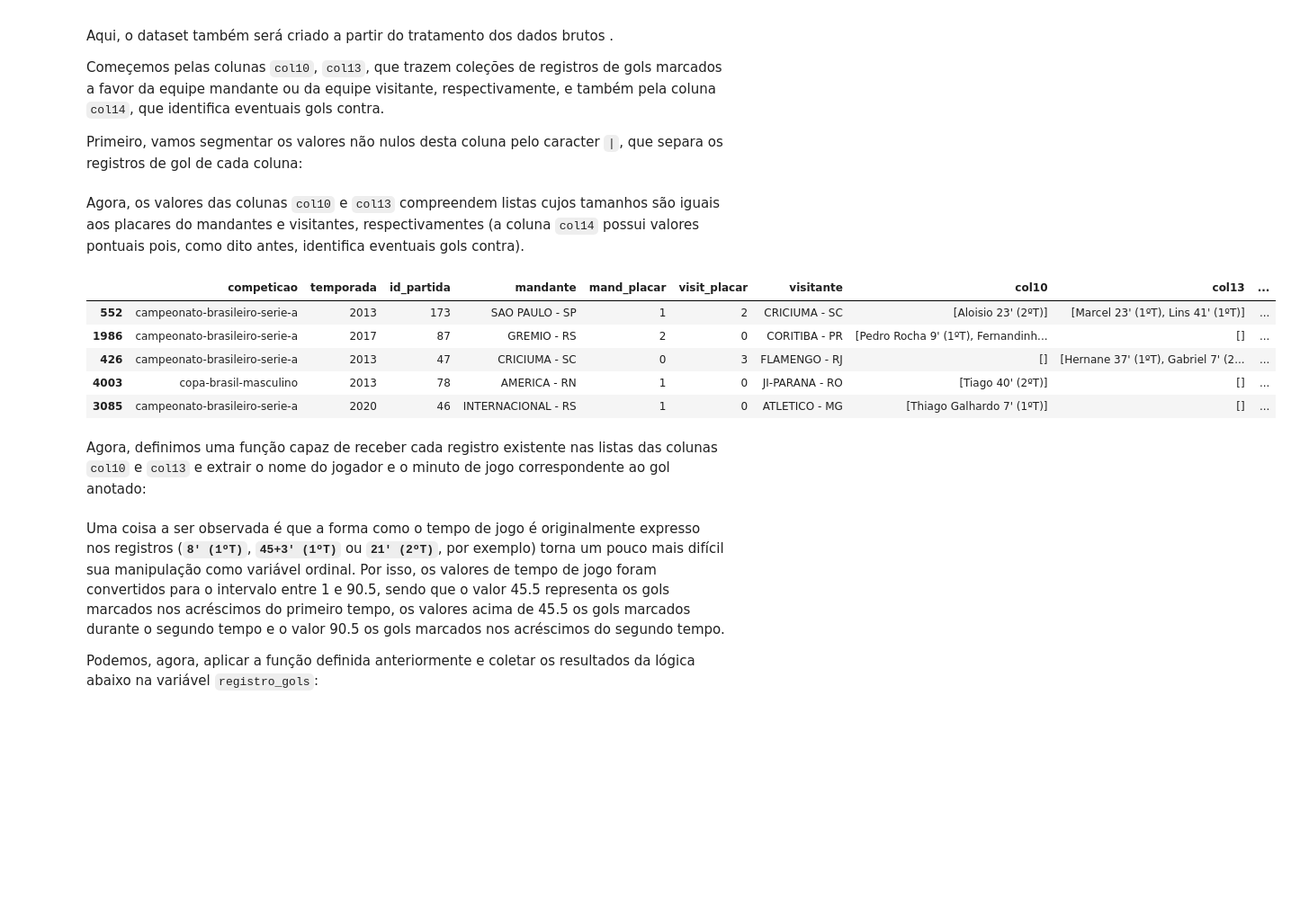
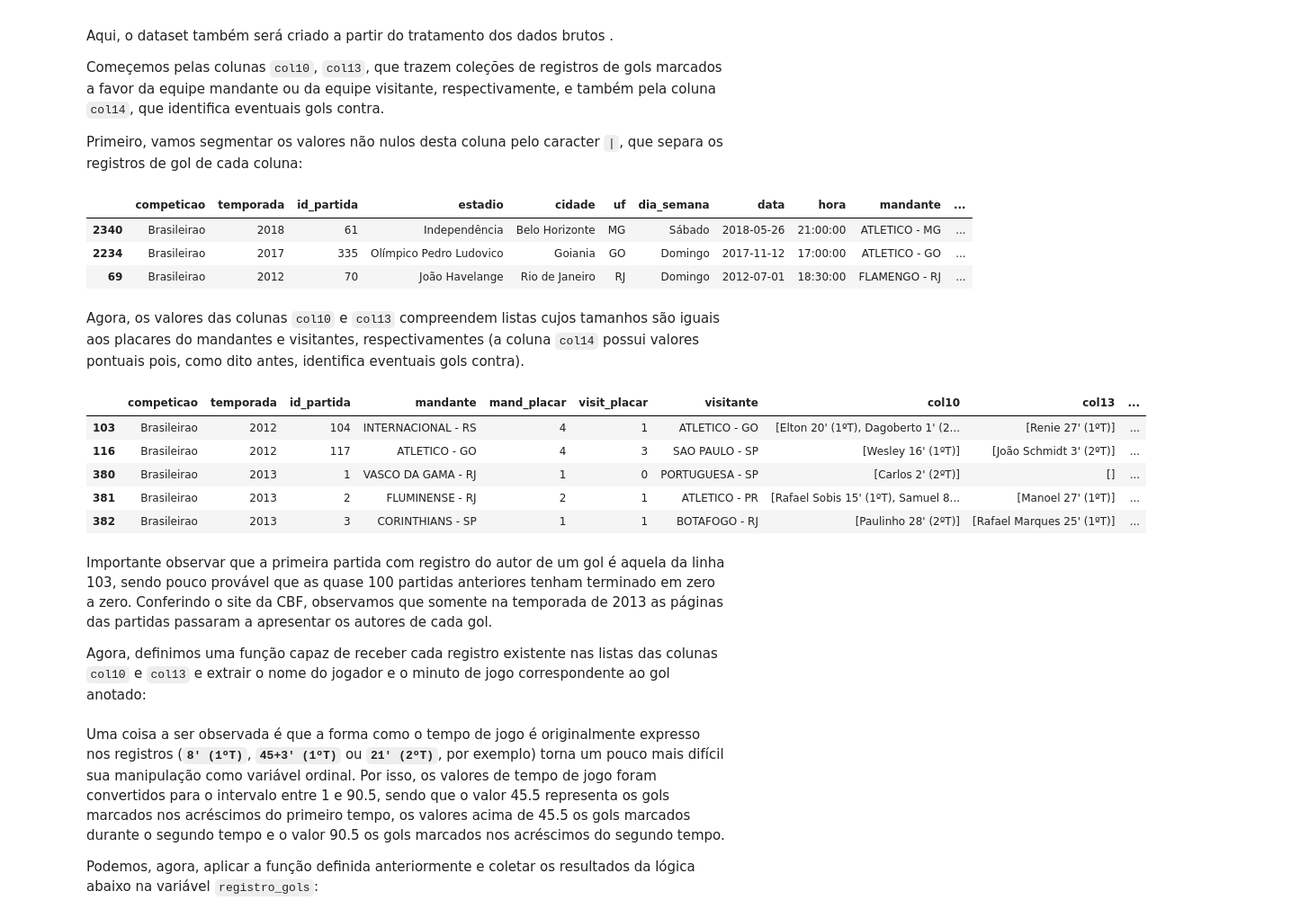
Before and after one commit to renefb/futebol-br, a Jupyter notebook: 2-tratamento.ipynb, the cells around one changed output. Shown at 90% size. Cells and saved outputs as stored; diff of their text form; code cells hidden in the pictures; blank space fills up the shorter version.

```diff
--- a/2-tratamento.ipynb
+++ b/2-tratamento.ipynb
@@ -178,3 +178,15 @@ partidas['id_partida'] = raw['col03']
+# %%
+partidas = pd.DataFrame()
+
+partidas['competicao'] = raw['col01']
+mapper_competicao = {'campeonato-brasileiro-serie-a':'Brasileirao',
+                  'copa-brasil-masculino':'Copa-do-Brasil'}
+competicao = pd.Categorical(raw['col01'].replace(mapper_competicao),
+                            categories=['Brasileirao', 'Copa-do-Brasil'])
+partidas['competicao'] = competicao
+
+partidas['temporada'] = raw['col02']
+partidas['id_partida'] = raw['col03']
 # %% [markdown]
 Para os dados sobre o local da partida, desmembramos a coluna `col04` dos dados originais, que traz o nome do estádio e, na maioria dos casos, também a cidade e o Estado onde se encontra:
 # %%
@@ -245,8 +273,12 @@ Agora, aplicamos a função e conferimos uma amostra menor dos nomes das equipes
 # %%
-partidas['mandante'] = raw['col09'].apply(normaliza_nome)
-partidas['visitante'] = raw['col12'].apply(normaliza_nome)
-equipes = pd.concat([partidas['mandante'], partidas['visitante']]).unique()
-equipes.sort()
-print('Total de nomes distintos:', len(equipes))
-'  *  '.join(np.random.choice(equipes, 50))
+mandante = raw['col09'].apply(normaliza_nome)
+visitante = raw['col12'].apply(normaliza_nome)
+cat_equipes = pd.concat([mandante, visitante]).unique()
+cat_equipes.sort()
+
+partidas['mandante'] = pd.Categorical(mandante, categories=cat_equipes)
+partidas['visitante'] = pd.Categorical(visitante, categories=cat_equipes)
+
+print('Total de nomes distintos:', len(cat_equipes))
+'  *  '.join(np.random.choice(cat_equipes, 50))
 # %% [output]
@@ -272,6 +304,7 @@ partidas['visit_penaltis'] = raw['col16'].fillna(0).apply(lambda p: int(p))
 # %% [markdown]
 Finalmente, podemos conferir o dataset com todos os dados tratados:
 # %%
+partidas.sort_values(by=['data', 'temporada', 'id_partida'], inplace=True)
 partidas
 # %% [output]
 |  | competicao | temporada | id_partida | estadio | cidade | uf | dia_semana | data | hora | mandante | ... |
@@ -311,0 +352,7 @@ for col in dados_gols.columns[-3:]:
+# %%
+dados_gols.sample(3)
+# %% [output]
+|  | competicao | temporada | id_partida | estadio | cidade | uf | dia_semana | data | hora | mandante | ... |
+| 2340 | Brasileirao | 2018 | 61 | Independência | Belo Horizonte | MG | Sábado | 2018-05-26 | 21:00:00 | ATLETICO - MG | ... |
+| 2234 | Brasileirao | 2017 | 335 | Olímpico Pedro Ludovico | Goiania | GO | Domingo | 2017-11-12 | 17:00:00 | ATLETICO - GO | ... |
+| 69 | Brasileirao | 2012 | 70 | João Havelange | Rio de Janeiro | RJ | Domingo | 2012-07-01 | 18:30:00 | FLAMENGO - RJ | ... |
@@ -314,20 +364,24 @@ Agora, os valores das colunas `col10` e `col13` compreendem listas cujos tamanho
 # %%
 def valida_col_gols(x):
     return False if x==[''] else True
+
 col10_gols = [valida_col_gols(x) for x in dados_gols['col10']]
 col13_gols = [valida_col_gols(x) for x in dados_gols['col13']]
 col14_gols = [valida_col_gols(x) for x in dados_gols['col14']]
 mask_gols = [any([a, b, c]) for a, b, c in zip(col10_gols, col13_gols, col14_gols)]
+
 dados_gols[mask_gols][['competicao', 'temporada', 'id_partida', 'mandante', 'mand_placar',
-                         'visit_placar', 'visitante', 'col10', 'col13', 'col14']].sample(5)
+                         'visit_placar', 'visitante', 'col10', 'col13', 'col14']].head(5)
 # %% [output]
 |  | competicao | temporada | id_partida | mandante | mand_placar | visit_placar | visitante | col10 | col13 | ... |
-| 552 | campeonato-brasileiro-serie-a | 2013 | 173 | SAO PAULO - SP | 1 | 2 | CRICIUMA - SC | [Aloisio 23' (2ºT)] | [Marcel 23' (1ºT), Lins 41' (1ºT)] | ... |
-| 1986 | campeonato-brasileiro-serie-a | 2017 | 87 | GREMIO - RS | 2 | 0 | CORITIBA - PR | [Pedro Rocha 9' (1ºT), Fernandinh... | [] | ... |
-| 426 | campeonato-brasileiro-serie-a | 2013 | 47 | CRICIUMA - SC | 0 | 3 | FLAMENGO - RJ | [] | [Hernane 37' (1ºT), Gabriel 7' (2... | ... |
-| 4003 | copa-brasil-masculino | 2013 | 78 | AMERICA - RN | 1 | 0 | JI-PARANA - RO | [Tiago 40' (2ºT)] | [] | ... |
-| 3085 | campeonato-brasileiro-serie-a | 2020 | 46 | INTERNACIONAL - RS | 1 | 0 | ATLETICO - MG | [Thiago Galhardo 7' (1ºT)] | [] | ... |
+| 103 | Brasileirao | 2012 | 104 | INTERNACIONAL - RS | 4 | 1 | ATLETICO - GO | [Elton 20' (1ºT), Dagoberto 1' (2... | [Renie 27' (1ºT)] | ... |
+| 116 | Brasileirao | 2012 | 117 | ATLETICO - GO | 4 | 3 | SAO PAULO - SP | [Wesley 16' (1ºT)] | [João Schmidt 3' (2ºT)] | ... |
+| 380 | Brasileirao | 2013 | 1 | VASCO DA GAMA - RJ | 1 | 0 | PORTUGUESA - SP | [Carlos 2' (2ºT)] | [] | ... |
+| 381 | Brasileirao | 2013 | 2 | FLUMINENSE - RJ | 2 | 1 | ATLETICO - PR | [Rafael Sobis 15' (1ºT), Samuel 8... | [Manoel 27' (1ºT)] | ... |
+| 382 | Brasileirao | 2013 | 3 | CORINTHIANS - SP | 1 | 1 | BOTAFOGO - RJ | [Paulinho 28' (2ºT)] | [Rafael Marques 25' (1ºT)] | ... |
 # %% [markdown]
+Importante observar que a primeira partida com registro do autor de um gol é aquela da linha 103, sendo pouco provável que as quase 100 partidas anteriores tenham terminado em zero a zero. Conferindo o site da CBF, observamos que somente na temporada de 2013 as páginas das partidas passaram a apresentar os autores de cada gol.
+
 Agora, definimos uma função capaz de receber cada registro existente nas listas das colunas `col10` e `col13` e extrair o nome do jogador e o minuto de jogo correspondente ao gol anotado:
 # %%
 def format_marcacao_gol(jogador_minuto_periodo):
```
Also changed, not shown: parts of 24 cells of this notebook, 48 other files.
